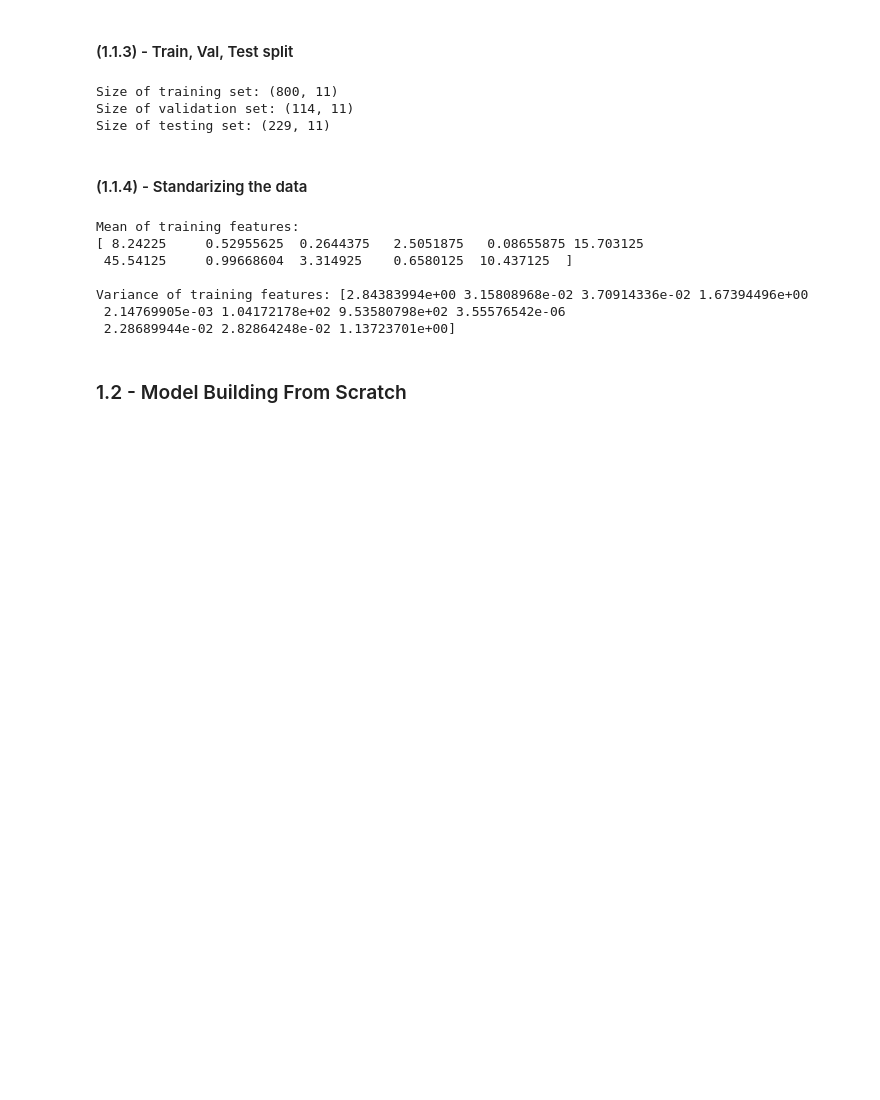
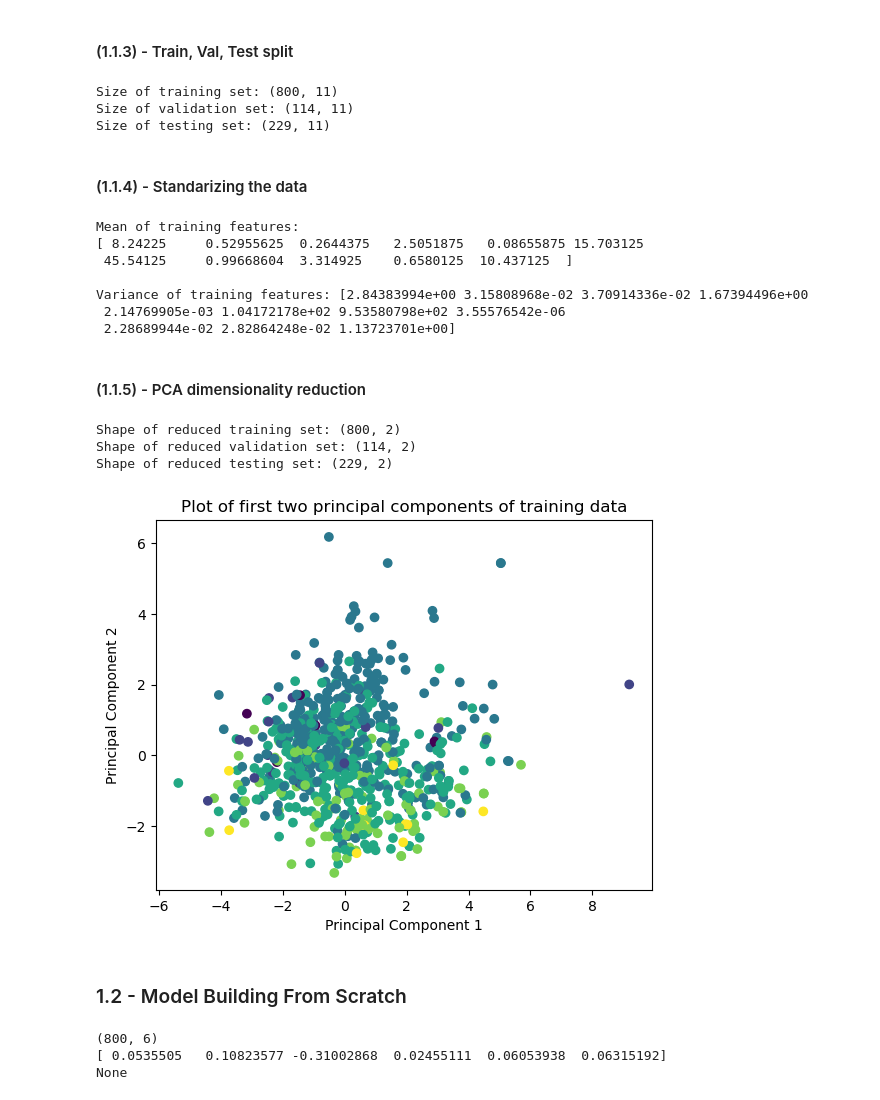
Before and after one commit to fine-man/smai-assignment-3, a Jupyter notebook: 1.ipynb, the cells around one changed output. Drawn from its saved outputs; the diff is of its cells as text; code cells hidden in the pictures; blank space fills up the shorter version.

```diff
--- a/1.ipynb
+++ b/1.ipynb
@@ -120,5 +124,45 @@ Mean of training features:
 Variance of training features: [2.84383994e+00 3.15808968e-02 3.70914336e-02 1.67394496e+00
  2.14769905e-03 1.04172178e+02 9.53580798e+02 3.55576542e-06
  2.28689944e-02 2.82864248e-02 1.13723701e+00]
+# %% [markdown]
+#### (1.1.5) - PCA dimensionality reduction
+# %%
+wine_pca = PCA(n_components=2)
+wine_pca.fit(X_train)
+
+X_train_reduced = wine_pca.transform(X_train)
+X_val_reduced = wine_pca.transform(X_val)
+X_test_reduced = wine_pca.transform(X_test)
+
+print(f"Shape of reduced training set: {X_train_reduced.shape}")
+print(f"Shape of reduced validation set: {X_val_reduced.shape}")
+print(f"Shape of reduced testing set: {X_test_reduced.shape}")
+# %% [output]
+Shape of reduced training set: (800, 2)
+Shape of reduced validation set: (114, 2)
+Shape of reduced testing set: (229, 2)
+# %%
+plt.scatter(X_train_reduced[:, 0], X_train_reduced[:, 1], c=y_train)
+plt.title("Plot of first two principal components of training data")
+plt.xlabel("Principal Component 1")
+plt.ylabel("Principal Component 2")
+plt.show()
+# %% [output]
+[figure, added]
 # %% [markdown]
 ### 1.2 - Model Building From Scratch
+# %%
+model = FullyConnectedNet(2, [], 6)
+
+logits = model.forward(X_train_reduced)
+print(logits.shape)
+loss, dout = softmax_loss(logits, y_train, return_grad=True)
+
+model.backward(dout)
+print(model.grads["b1"])
+model.zero_grad()
+print(model.grads["b1"])
+# %% [output]
+(800, 6)
+[ 0.0535505   0.10823577 -0.31002868  0.02455111  0.06053938  0.06315192]
+None
```
Also changed, not shown: parts of 4 cells of this notebook, 7 other files.
